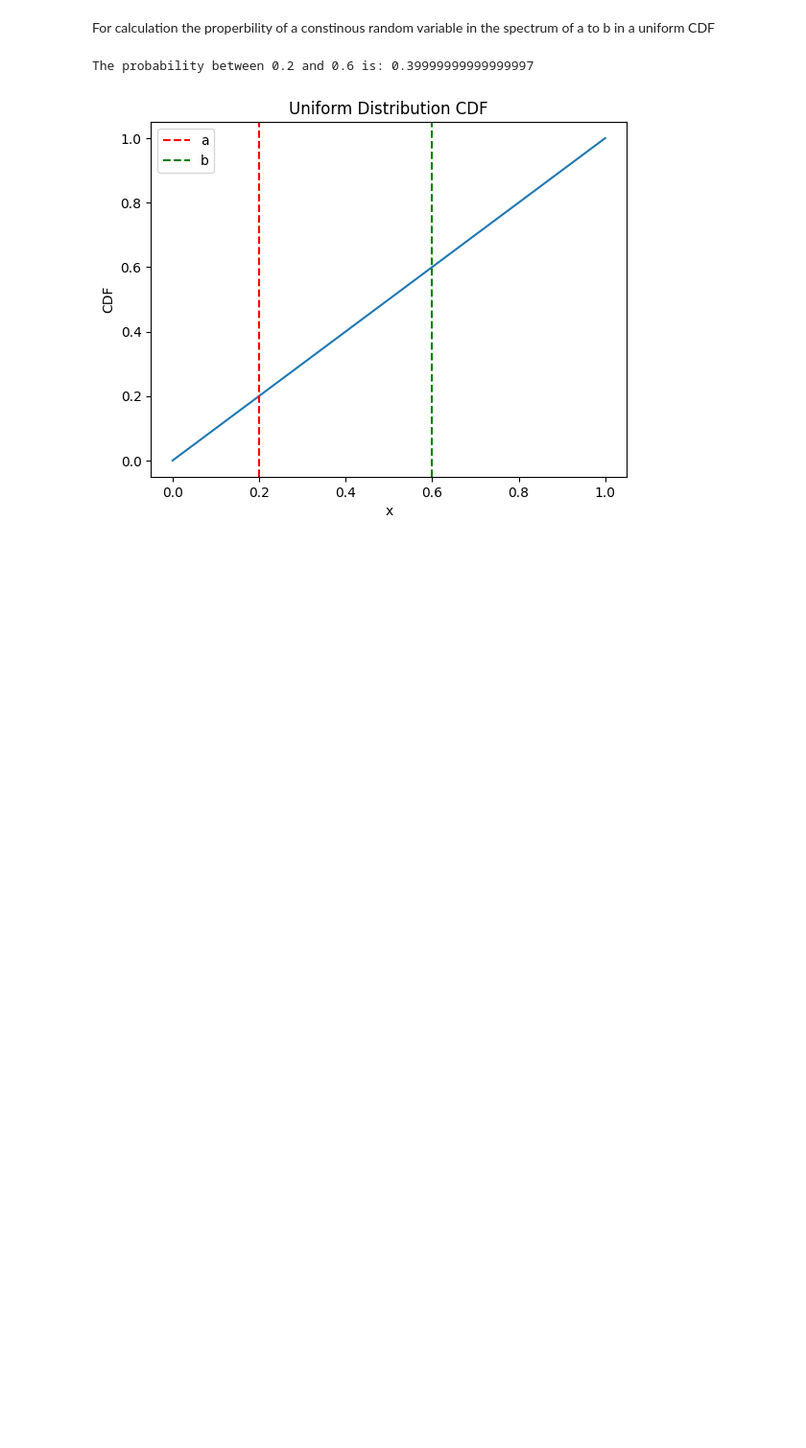
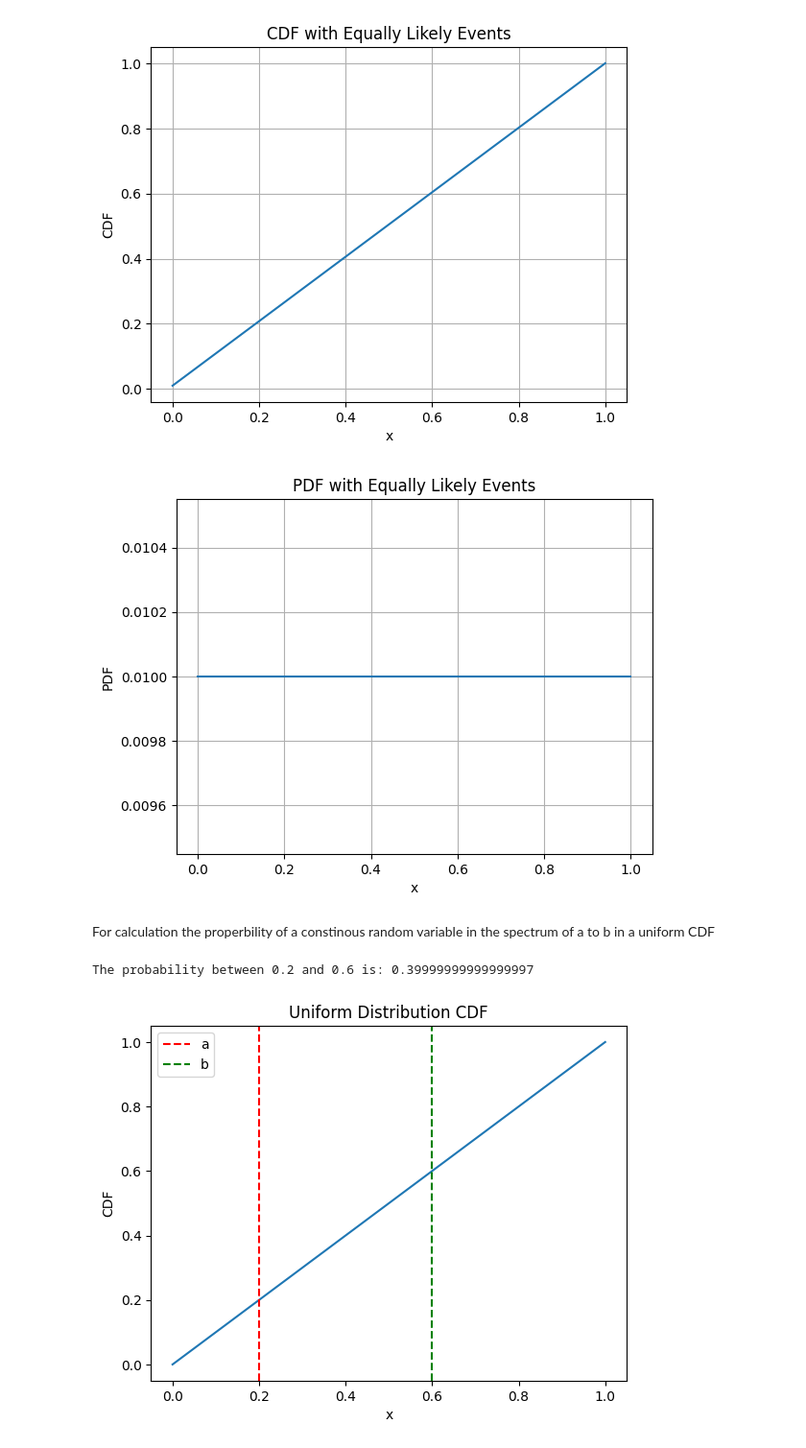
Before and after one commit to agangster1/Sandsynlighed-og-statestik-formelsamling, a Jupyter notebook: lecture5.ipynb, the cells around one changed output. Shown at 96% size. Drawn from its saved outputs; the diff is of its cells as text; code cells hidden in the pictures; blank space fills up the shorter version.

```diff
--- a/lecture5.ipynb
+++ b/lecture5.ipynb
@@ -1,3 +1,40 @@
+# %%
+import matplotlib.pyplot as plt
+import numpy as np
+
+# Define the range of the random variable
+x = np.linspace(0, 1, 100)
+
+# Calculate the CDF
+cdf = np.cumsum(np.full_like(x, 1/len(x)))
+
+# Plotting the CDF
+plt.plot(x, cdf)
+plt.xlabel('x')
+plt.ylabel('CDF')
+plt.title('CDF with Equally Likely Events')
+plt.grid(True)
+plt.show()
+
+import matplotlib.pyplot as plt
+import numpy as np
+
+# Define the range of the random variable
+x = np.linspace(0, 1, 100)
+
+# Calculate the PDF
+pdf = np.full_like(x, 1/len(x))
+
+# Plotting the PDF
+plt.plot(x, pdf)
+plt.xlabel('x')
+plt.ylabel('PDF')
+plt.title('PDF with Equally Likely Events')
+plt.grid(True)
+plt.show()
+# %% [output]
+[figure, added]
+[figure, added]
 # %% [markdown]
 For calculation the properbility of a constinous random variable in the spectrum of a to b in a uniform CDF
 # %%
```
Also changed, not shown: parts of 4 cells of this notebook.
